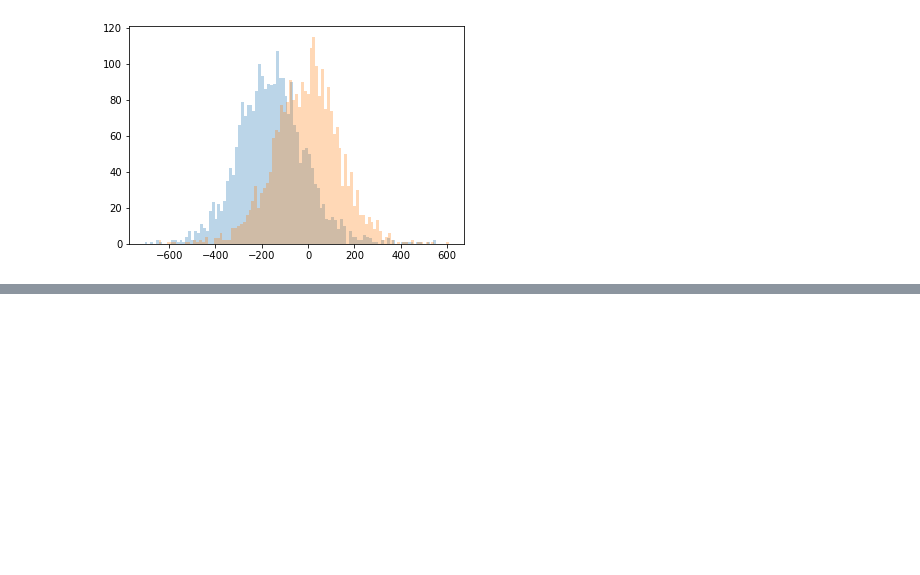
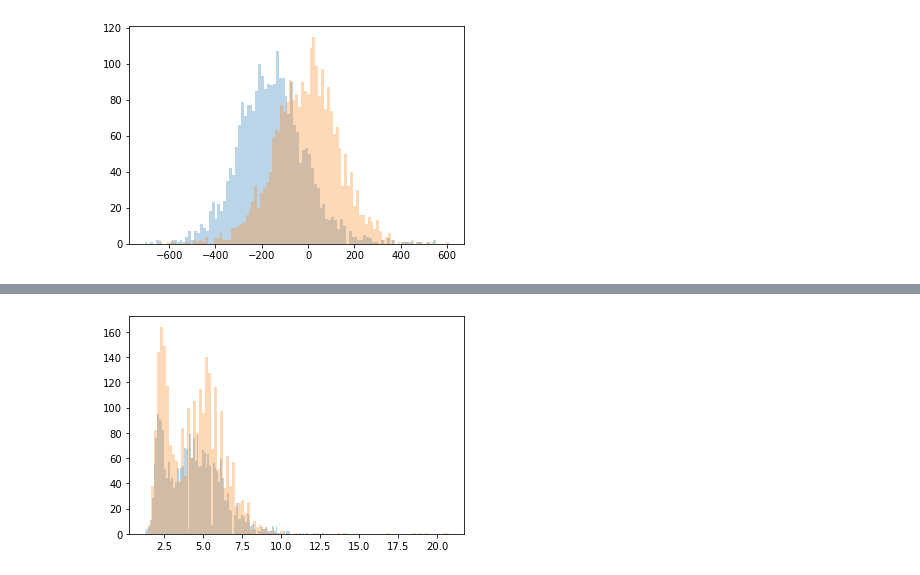
Before and after one commit to jakeane/gender_recognition, a Jupyter notebook: clean_features.ipynb, the cells around one changed output, grey strips where cells are left out. Saved outputs shown, nothing was run; the diff lists cells and outputs as text; code cells hidden in the pictures; blank space fills up the shorter version.

```diff
--- a/clean_features.ipynb
+++ b/clean_features.ipynb
@@ -58,0 +66,7 @@ plt.show()
+# %%
+
+plt.hist(male_df.duration, bins=100, alpha=0.3)
+plt.hist(female_df.duration, bins=100, alpha=0.3)
+plt.show()
+# %% [output]
+[figure, added]
```
Also changed, not shown: parts of 1 cell of this notebook, 3 other files.
